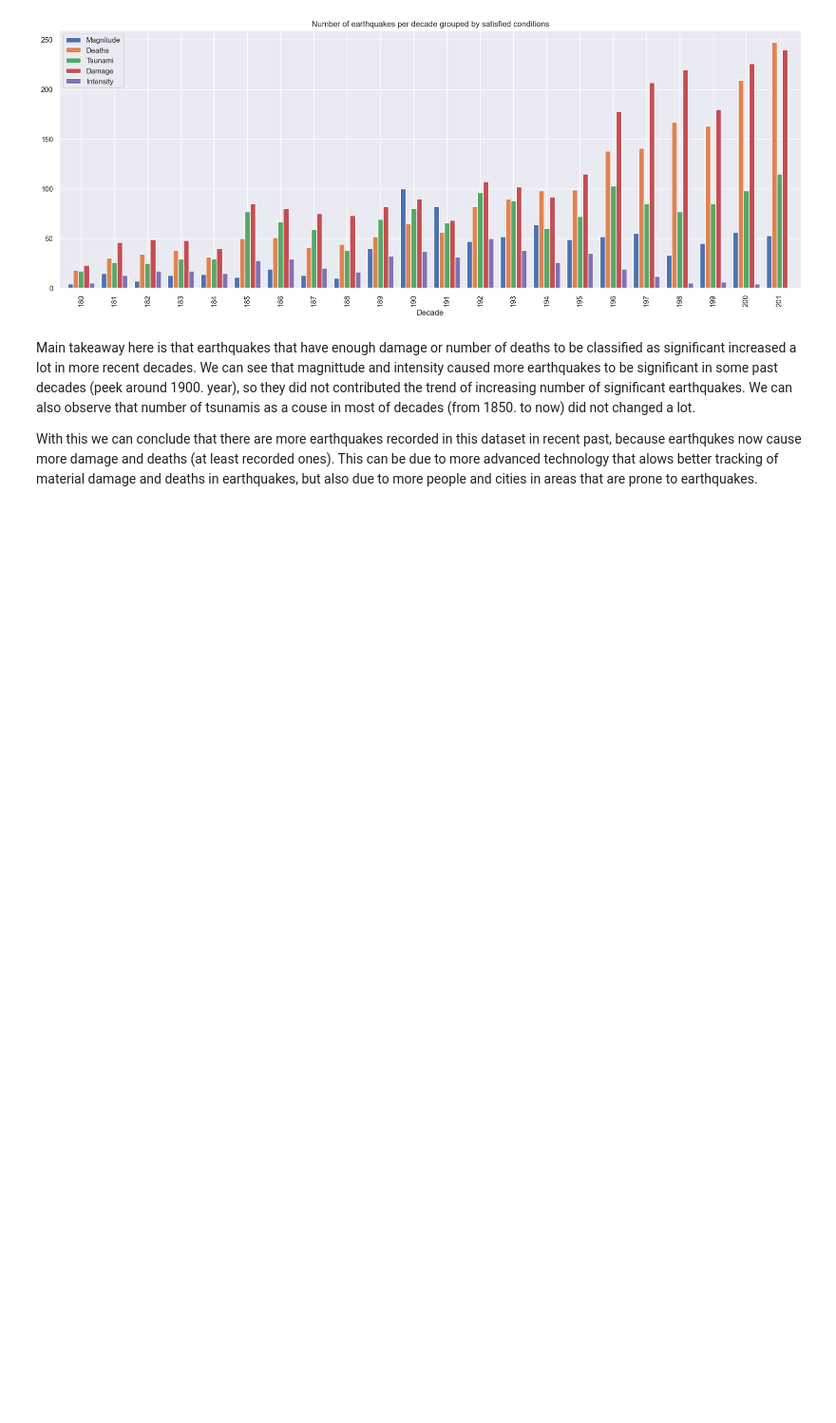
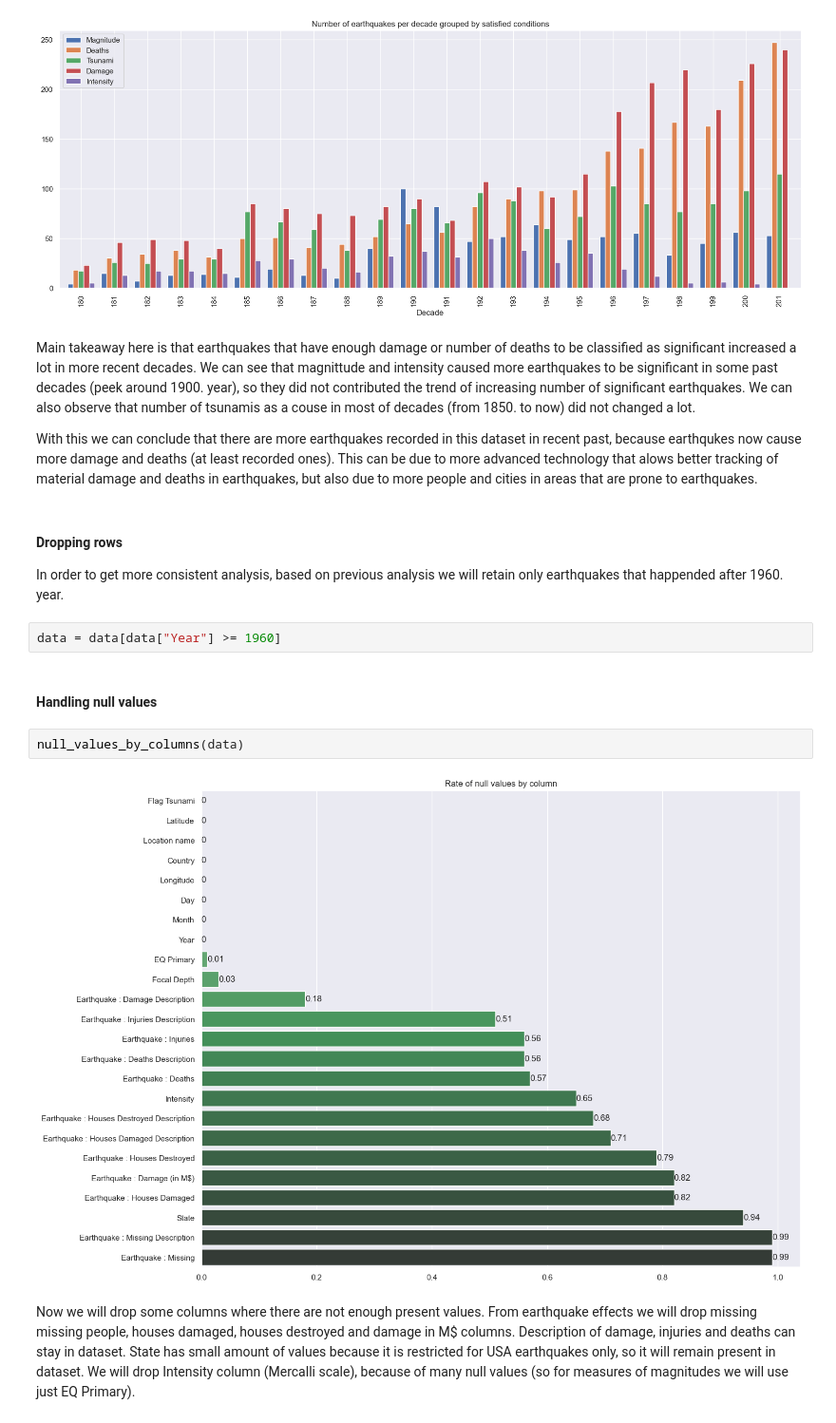
Before and after one commit to DejanGjer/Earthquakes-EDA, a Jupyter notebook: project.ipynb, the cells around one changed output. Shown at 95% size. Drawn from its saved outputs; the diff is of its cells as text; blank space fills up the shorter version.

Commit message:
Added some null values handling and more stuff for organization of notebok

```diff
--- a/project.ipynb
+++ b/project.ipynb
@@ -886,3 +879,21 @@ We can also observe that number of tsunamis as a couse in most of decades (from
 
 With this we can conclude that there are more earthquakes recorded in this dataset in recent past, because earthqukes now cause more damage and deaths (at least recorded ones).
 This can be due to more advanced technology that alows better tracking of material damage and deaths in earthquakes, but also due to more people and cities in areas that are prone to earthquakes.
+# %% [markdown]
+#### Dropping rows
+
+In order to get more consistent analysis, based on previous analysis we will retain only earthquakes that happended after 1960. year.
+# %%
+data = data[data["Year"] >= 1960]
+# %% [markdown]
+#### Handling null values
+# %%
+null_values_by_columns(data)
+# %% [output]
+[figure, added]
+# %% [markdown]
+Now we will drop some columns where there are not enough present values.
+From earthquake effects we will drop missing missing people, houses damaged, houses destroyed and damage in M$ columns.
+Description of damage, injuries and deaths can stay in dataset.
+State has small amount of values because it is restricted for USA earthquakes only, so it will remain present in dataset.
+We will drop Intensity column (Mercalli scale), because of many null values (so for measures of magnitudes we will use just EQ Primary).
```
Also changed, not shown: parts of 18 cells of this notebook.
